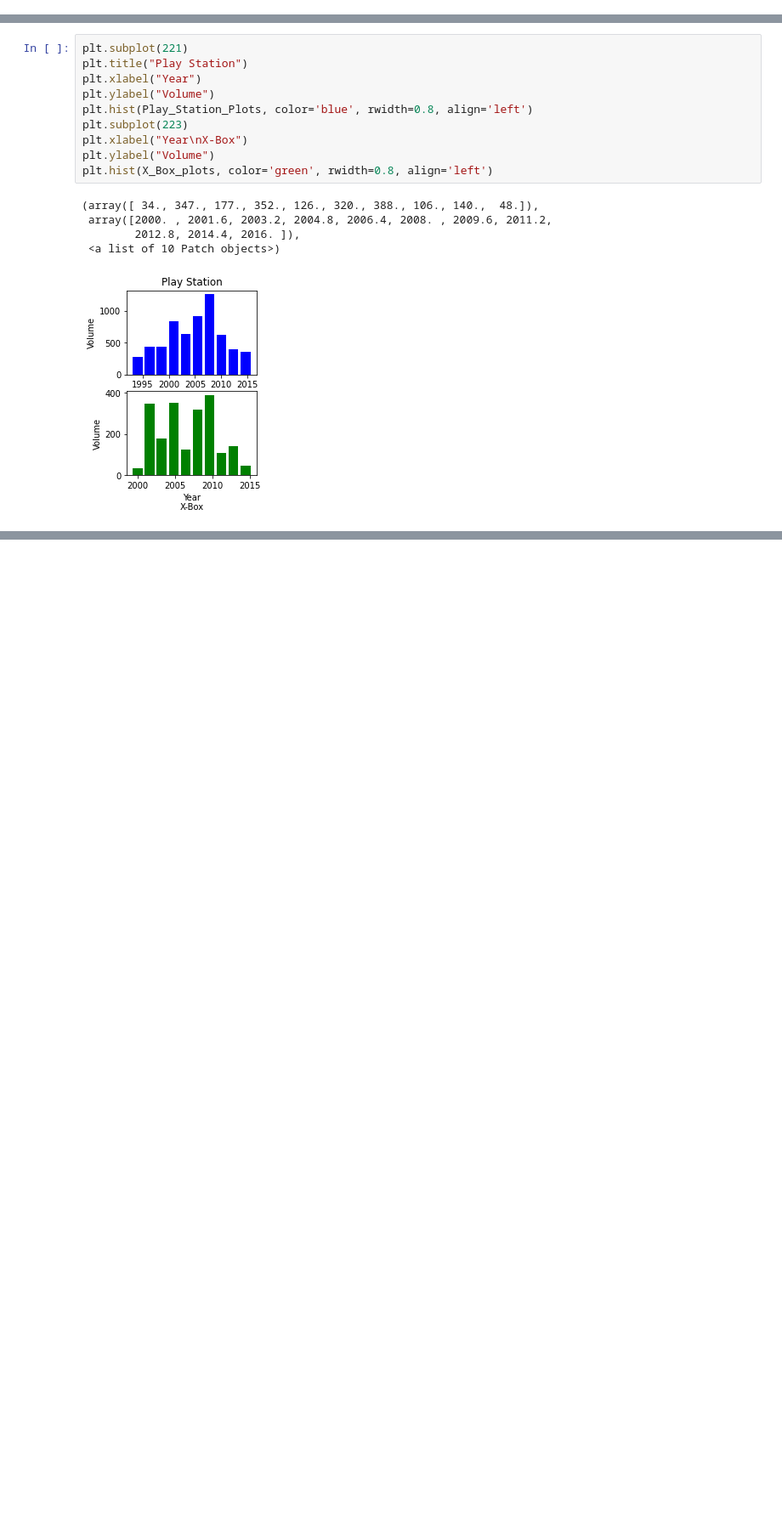
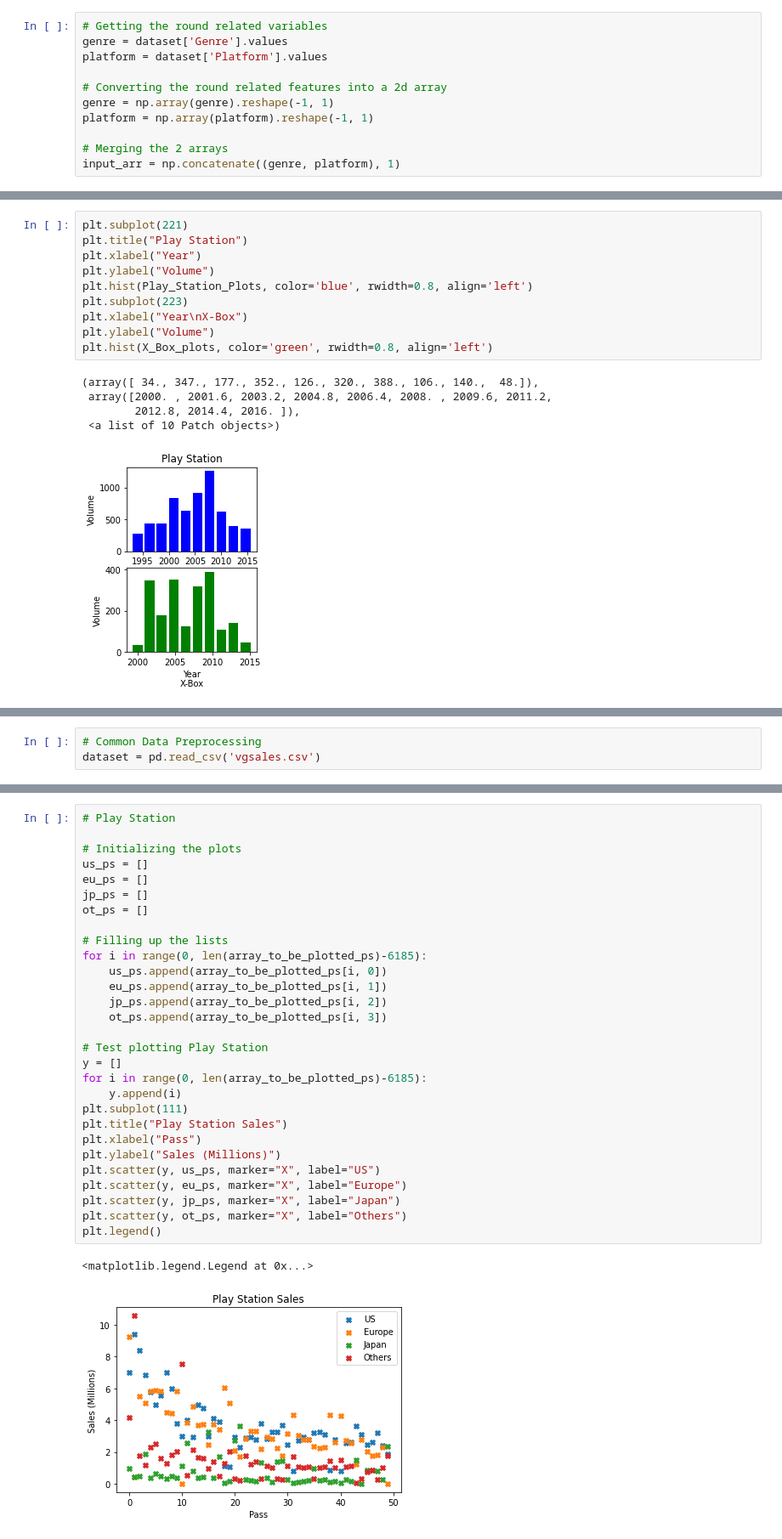
Before and after one commit to codemasterady/PS4-Vs-XBox, a Jupyter notebook: Research_Portfolio.ipynb, the cells around one changed output, grey strips where cells are left out. Shown at 85% size. Drawn from its saved outputs; the diff is of its cells as text; blank space fills up the shorter version.

Commit message:
Add files via upload
I have completed the Portfolio by adding the 2 more rounds (round 3 & 6) to complete the Research_Portfolio. This was checked once for any spelling or grammatical errors.

```diff
--- a/Research_Portfolio.ipynb
+++ b/Research_Portfolio.ipynb
@@ -169,0 +324,11 @@ del pd
+# %%
+# Getting the round related variables
+genre = dataset['Genre'].values
+platform = dataset['Platform'].values
+
+# Converting the round related features into a 2d array
+genre = np.array(genre).reshape(-1, 1)
+platform = np.array(platform).reshape(-1, 1)
+
+# Merging the 2 arrays
+input_arr = np.concatenate((genre, platform), 1)
@@ -251,0 +571,3 @@ There are 2 reasons why I have come to this conclusion, one is that PlayStation
+# %%
+# Common Data Preprocessing
+dataset = pd.read_csv('vgsales.csv')
@@ -251,0 +616,32 @@ There are 2 reasons why I have come to this conclusion, one is that PlayStation
+# %%
+# Play Station
+
+# Initializing the plots
+us_ps = []
+eu_ps = []
+jp_ps = []
+ot_ps = []
+
+# Filling up the lists
+for i in range(0, len(array_to_be_plotted_ps)-6185):
+    us_ps.append(array_to_be_plotted_ps[i, 0])
+    eu_ps.append(array_to_be_plotted_ps[i, 1])
+    jp_ps.append(array_to_be_plotted_ps[i, 2])
+    ot_ps.append(array_to_be_plotted_ps[i, 3])
+
+# Test plotting Play Station
+y = []
+for i in range(0, len(array_to_be_plotted_ps)-6185):
+    y.append(i)
+plt.subplot(111)
+plt.title("Play Station Sales")
+plt.xlabel("Pass")
+plt.ylabel("Sales (Millions)")
+plt.scatter(y, us_ps, marker="X", label="US")
+plt.scatter(y, eu_ps, marker="X", label="Europe")
+plt.scatter(y, jp_ps, marker="X", label="Japan")
+plt.scatter(y, ot_ps, marker="X", label="Others")
+plt.legend()
+# %% [output]
+<matplotlib.legend.Legend at 0x...>
+[figure, added]
```
Also changed, not shown: parts of 68 cells of this notebook.
